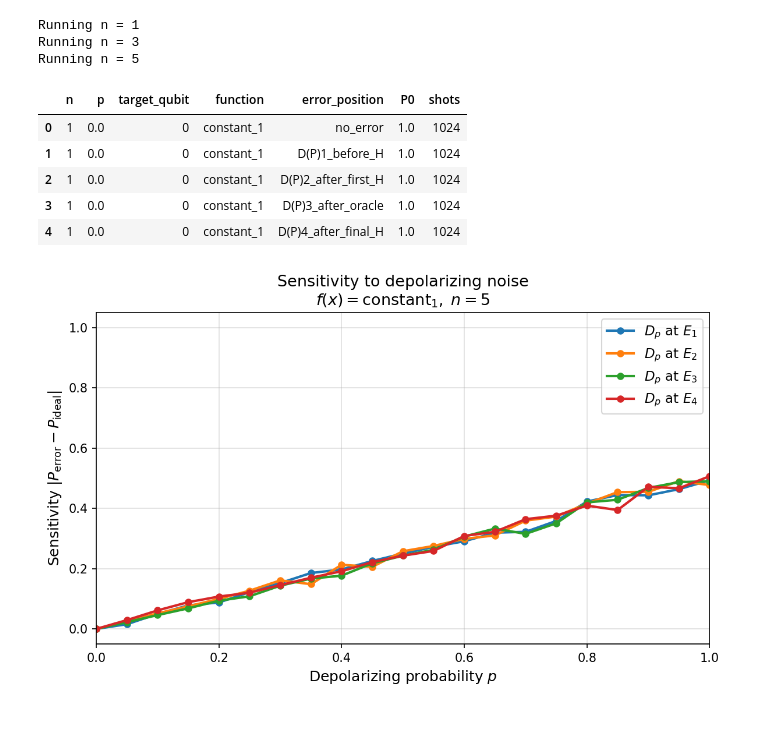
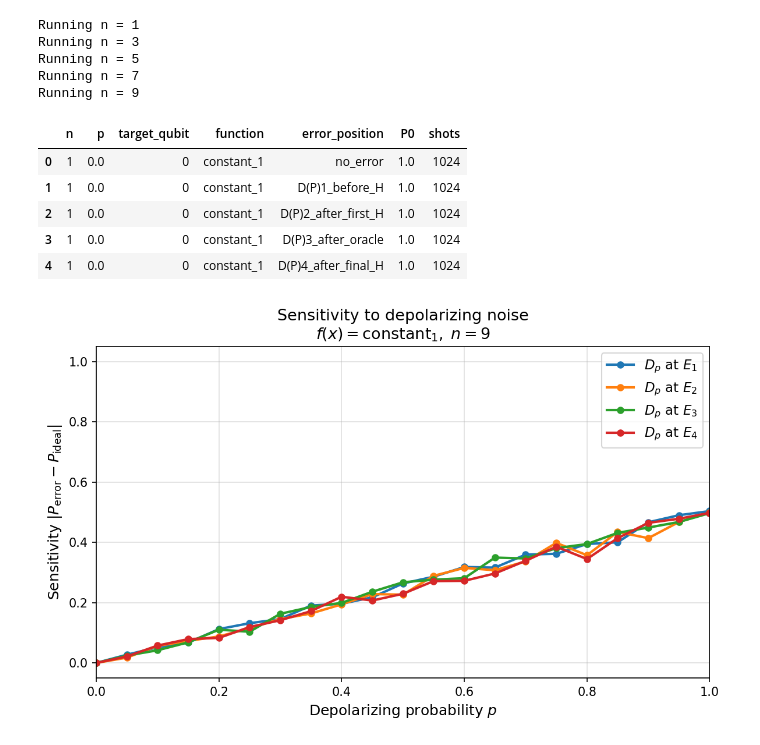
Before and after one commit to Abiyzelalem27/DeutschJozsaNoise, a Jupyter notebook: Depolarizing_noise_analysis (1).ipynb, the cells around one changed output. Drawn from its saved outputs; the diff is of its cells as text; code cells hidden in the pictures.

```diff
--- a/Depolarizing_noise_analysis (1).ipynb
+++ b/Depolarizing_noise_analysis (1).ipynb
@@ -12,7 +12,7 @@ import quantum_algorithms.deutsch_jozsa as dj
 # Experiment sets
 
 shots = 1024
-n_values = [1, 3, 5]
+n_values = [1, 3, 5, 7, 9]
 p_values = np.arange(0, 1.01, 0.05)
 
 functions = {
@@ -93,6 +93,8 @@ df_dep.head()
 Running n = 1
 Running n = 3
 Running n = 5
+Running n = 7
+Running n = 9
 |  | n | p | target_qubit | function | error_position | P0 | shots |
 | 0 | 1 | 0.0 | 0 | constant_1 | no_error | 1.0 | 1024 |
 | 1 | 1 | 0.0 | 0 | constant_1 | D(P)1_before_H | 1.0 | 1024 |
@@ -209,7 +211,7 @@ def plot_depolarizing_sensitivity(df, n_plot, function_plot):
     plt.tight_layout()
     plt.show()
 # %%
-plot_depolarizing_sensitivity(df_dep, n_plot=5, function_plot="constant_1")
+plot_depolarizing_sensitivity(df_dep, n_plot=9, function_plot="constant_1")
 # %% [output]
-[figure, old version]
+[figure, new version]
 # %%
```
Also changed, not shown: parts of 1 cell of this notebook, 1 other file.
